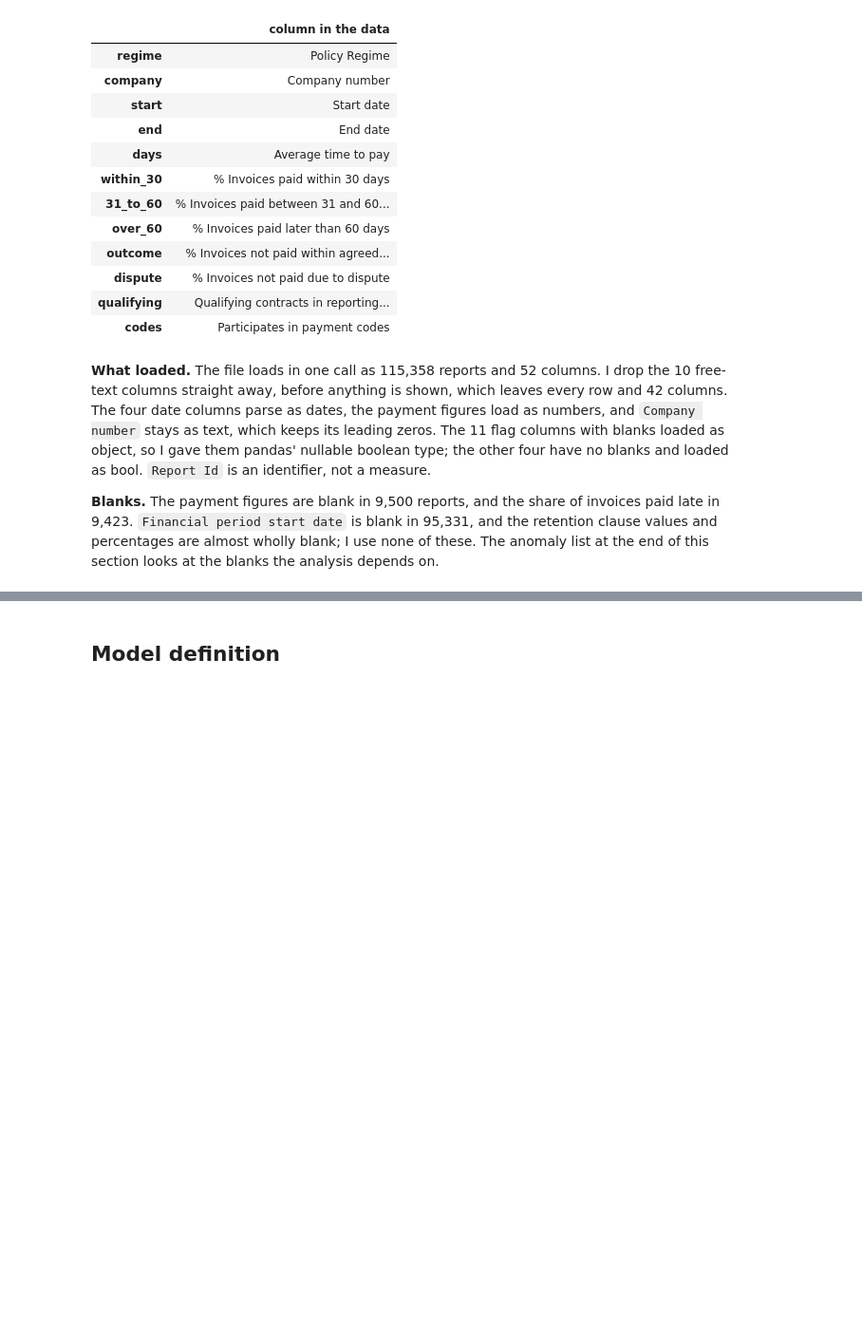
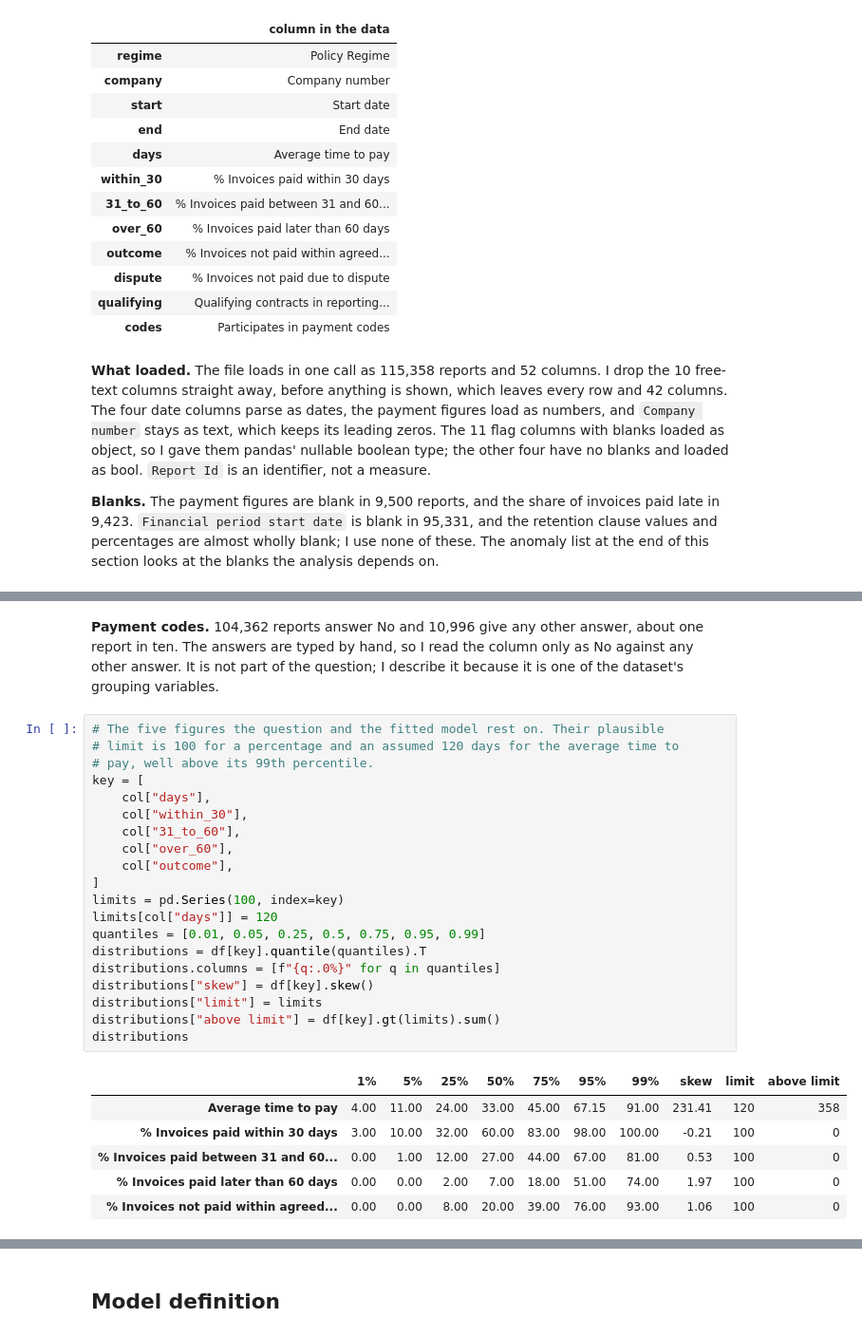
Before and after one commit to PaddyGilliland1/statistical-analysis-project, a Jupyter notebook: analysis.ipynb, the cells around one changed output, grey strips where cells are left out. Shown at 95% size. Cells and saved outputs as stored; diff of their text form; blank space fills up the shorter version.

```diff
--- a/analysis.ipynb
+++ b/analysis.ipynb
@@ -183,0 +261,29 @@ pd.Series(col, name="column in the data").to_frame()
+# %% [markdown]
+**Payment codes.** 104,362 reports answer No and 10,996 give any other answer, about one report in ten. The answers are typed by hand, so I read the column only as No against any other answer. It is not part of the question; I describe it because it is one of the dataset's grouping variables.
+# %%
+# The five figures the question and the fitted model rest on. Their plausible
+# limit is 100 for a percentage and an assumed 120 days for the average time to
+# pay, well above its 99th percentile.
+key = [
+    col["days"],
+    col["within_30"],
+    col["31_to_60"],
+    col["over_60"],
+    col["outcome"],
+]
+limits = pd.Series(100, index=key)
+limits[col["days"]] = 120
+quantiles = [0.01, 0.05, 0.25, 0.5, 0.75, 0.95, 0.99]
+distributions = df[key].quantile(quantiles).T
+distributions.columns = [f"{q:.0%}" for q in quantiles]
+distributions["skew"] = df[key].skew()
+distributions["limit"] = limits
+distributions["above limit"] = df[key].gt(limits).sum()
+distributions
+# %% [output]
+|  | 1% | 5% | 25% | 50% | 75% | 95% | 99% | skew | limit | above limit |
+| Average time to pay | 4.00 | 11.00 | 24.00 | 33.00 | 45.00 | 67.15 | 91.00 | 231.41 | 120 | 358 |
+| % Invoices paid within 30 days | 3.00 | 10.00 | 32.00 | 60.00 | 83.00 | 98.00 | 100.00 | -0.21 | 100 | 0 |
+| % Invoices paid between 31 and 60... | 0.00 | 1.00 | 12.00 | 27.00 | 44.00 | 67.00 | 81.00 | 0.53 | 100 | 0 |
+| % Invoices paid later than 60 days | 0.00 | 0.00 | 2.00 | 7.00 | 18.00 | 51.00 | 74.00 | 1.97 | 100 | 0 |
+| % Invoices not paid within agreed... | 0.00 | 0.00 | 8.00 | 20.00 | 39.00 | 76.00 | 93.00 | 1.06 | 100 | 0 |
```
Also changed, not shown: parts of 10 cells of this notebook.
